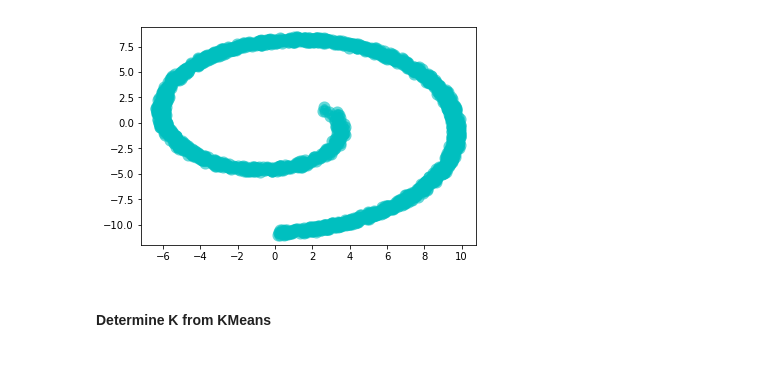
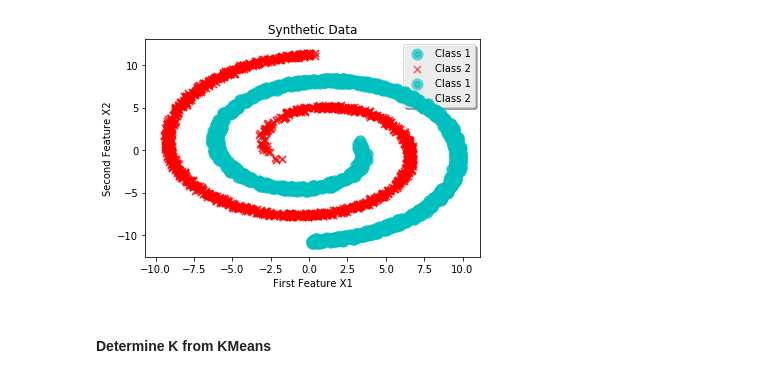
Before and after one commit to sai-github/pr, a Jupyter notebook: assignment3/KMeans/Example 1/example1.ipynb, the cells around one changed output. Cells and saved outputs as stored; diff of their text form; code cells hidden in the pictures.

```diff
--- a/assignment3/KMeans/Example 1/example1.ipynb
+++ b/assignment3/KMeans/Example 1/example1.ipynb
@@ -10,14 +11,25 @@ from scipy.stats import multivariate_normal
 
 #custom functions
 from helpers import *
-# %%
-X = np.loadtxt("36_synthetic/class1.txt")
-
-
-plt.scatter(X[: , 0], X[:, 1], s=50, c = 'c', marker = 'o', linewidths = 5, zorder = 10, alpha = 0.6)
-plt.show()
-# %% [output]
-[figure, removed]
+# %%
+cA = np.loadtxt("./36_synthetic/class1.txt")
+cB = np.loadtxt("./36_synthetic/class2.txt")
+
+# Split data into training and testing
+cA_train,cA_test,cB_train,cB_test = train_test_split(cA, cB, test_size=0.3, random_state=42)
+
+plt.scatter(cA_train[: , 0], cA_train[:, 1], s=50, c = 'c', marker = 'o', linewidths = 5, zorder = 10, alpha = 0.6, label='Class 1')
+plt.scatter(cB_train[: , 0], cB_train[:, 1], s=50, c = 'r', marker = 'x', linewidths = 5, zorder = 10, alpha = 0.6, label='Class 2')
+
+legend = plt.legend(loc='upper right', shadow=True)
+plt.title("Synthetic Data")
+plt.xlabel("First Feature X1")
+plt.ylabel("Second Feature X2")
+
+plt.savefig('./Plots/data_actual.png', bbox_inches='tight')
+plt.show()
+# %% [output]
+[figure, added]
 # %% [markdown]
 #### Determine K from KMeans
 # %%
```
Also changed, not shown: parts of 16 cells of this notebook, 1 other file.
